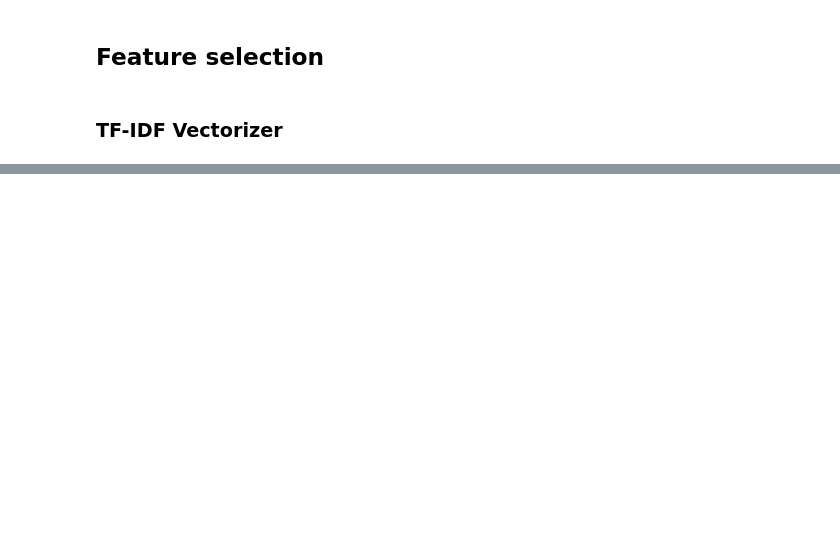
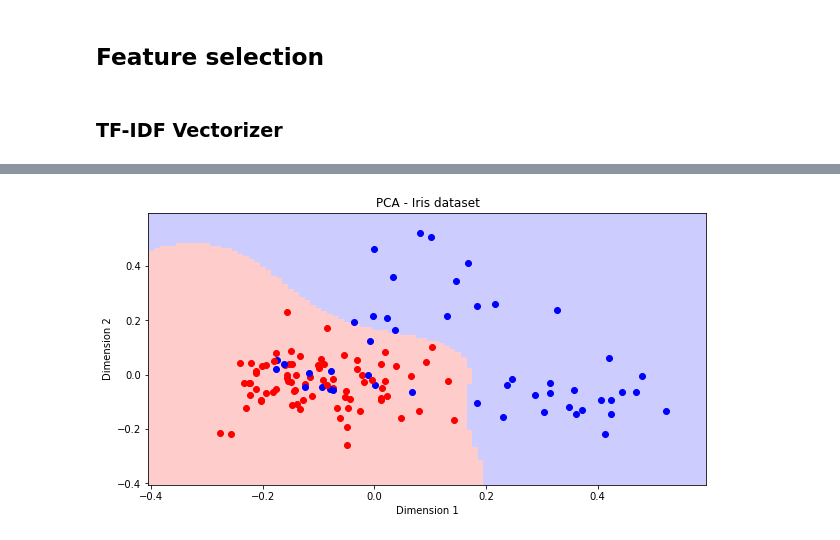
Before and after one commit to qaziok/ModelowanieGlebokichPrzekonan, a Jupyter notebook: DeepBeliefModeling.ipynb, the cells around one changed output, grey strips where cells are left out. Saved outputs shown, nothing was run; the diff lists cells and outputs as text; code cells hidden in the pictures; blank space fills up the shorter version.

```diff
--- a/DeepBeliefModeling.ipynb
+++ b/DeepBeliefModeling.ipynb
@@ -149,0 +99,35 @@ Count vectorizer
+# %%
+from random import randint
+from sklearn.datasets import load_iris
+from sklearn.decomposition import PCA
+from sklearn.svm import SVC
+import matplotlib.pyplot as plt
+from matplotlib.colors import ListedColormap
+import numpy as np
+h = .01
+x_min, x_max = -0.4,0.6
+y_min, y_max = -0.4,0.6
+# loading dataset
+data = load_iris()
+X, y = tfidf_wm.toarray(), df_train["label"]
+# selecting first 2 components of PCA
+X_selected = PCA(2).fit_transform(X)
+# training classifier and evaluating on the whole plane
+clfsvc = SVC()
+clfsvc.fit(X_selected,y)
+xx, yy = np.meshgrid(np.arange(x_min, x_max, h), np.arange(y_min, y_max, h))
+Z = clfsvc.predict(np.c_[xx.ravel(), yy.ravel()])
+Z = Z.reshape(xx.shape)
+# Plotting
+cmap_light = ListedColormap(['#FFAAAA', '#AAFFAA', '#AAAAFF'])
+cmap_bold = ListedColormap(['#FF0000', '#00FF00', '#0000FF'])
+plt.figure(figsize=(10,5))
+plt.pcolormesh(xx, yy, Z, alpha=.6,cmap=cmap_light)
+plt.title('PCA - Iris dataset')
+plt.xlabel('Dimension 1')
+plt.ylabel('Dimension 2')
+for xy,c in zip(X_selected,df_train["label"]):
+    plt.scatter(xy[0],xy[1],c= 'red' if c == 0 else 'blue')
+plt.show()
+# %% [output]
+[figure, added]
```
Also changed, not shown: parts of 10 cells of this notebook, 13 other files.
